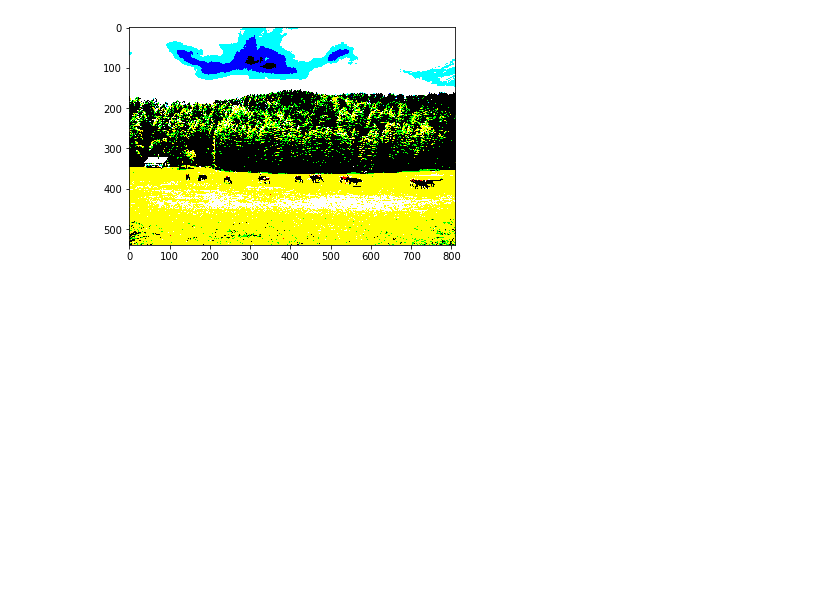
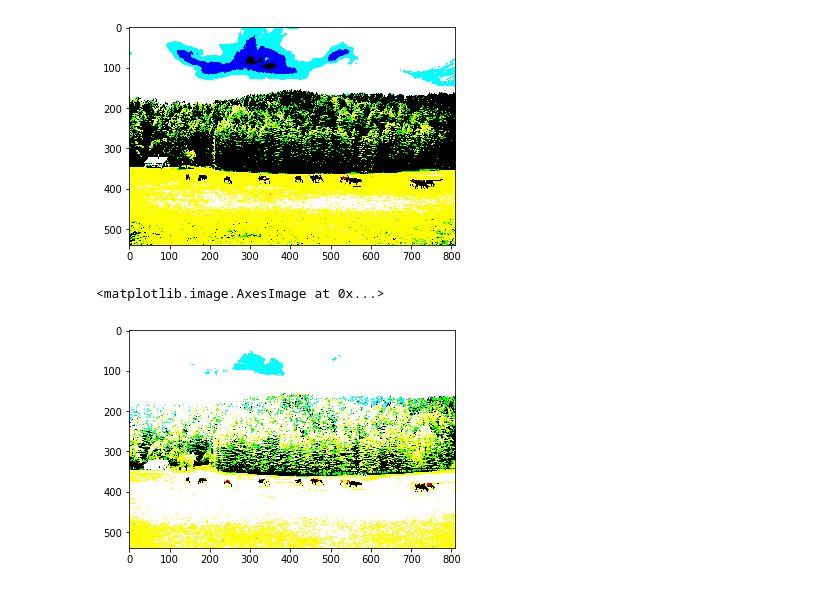
Before and after one commit to mkmritunjay/machineLearning, a Jupyter notebook: numpy.ipynb, the cells around one changed output. Drawn from its saved outputs; the diff is of its cells as text; code cells hidden in the pictures; blank space fills up the shorter version.

```diff
--- a/numpy.ipynb
+++ b/numpy.ipynb
@@ -212,3 +212,8 @@ plt.imshow(photo_masked)
 # %% [output]
 <matplotlib.image.AxesImage at 0x...>
 [figure]
+# %%
+plt.imshow(np.where(photo> 50, 255, 0))
+# %% [output]
+<matplotlib.image.AxesImage at 0x...>
+[figure, added]
```
Also changed, not shown: parts of 7 cells of this notebook.
